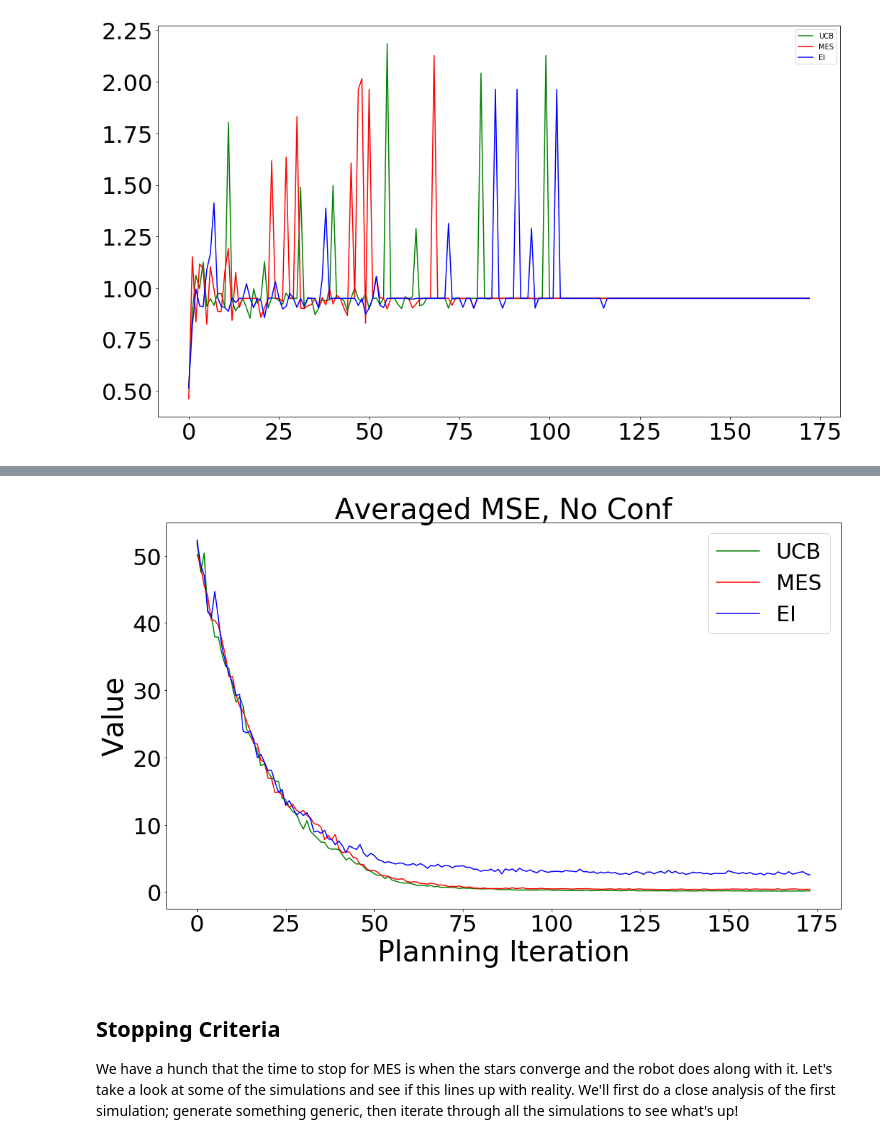
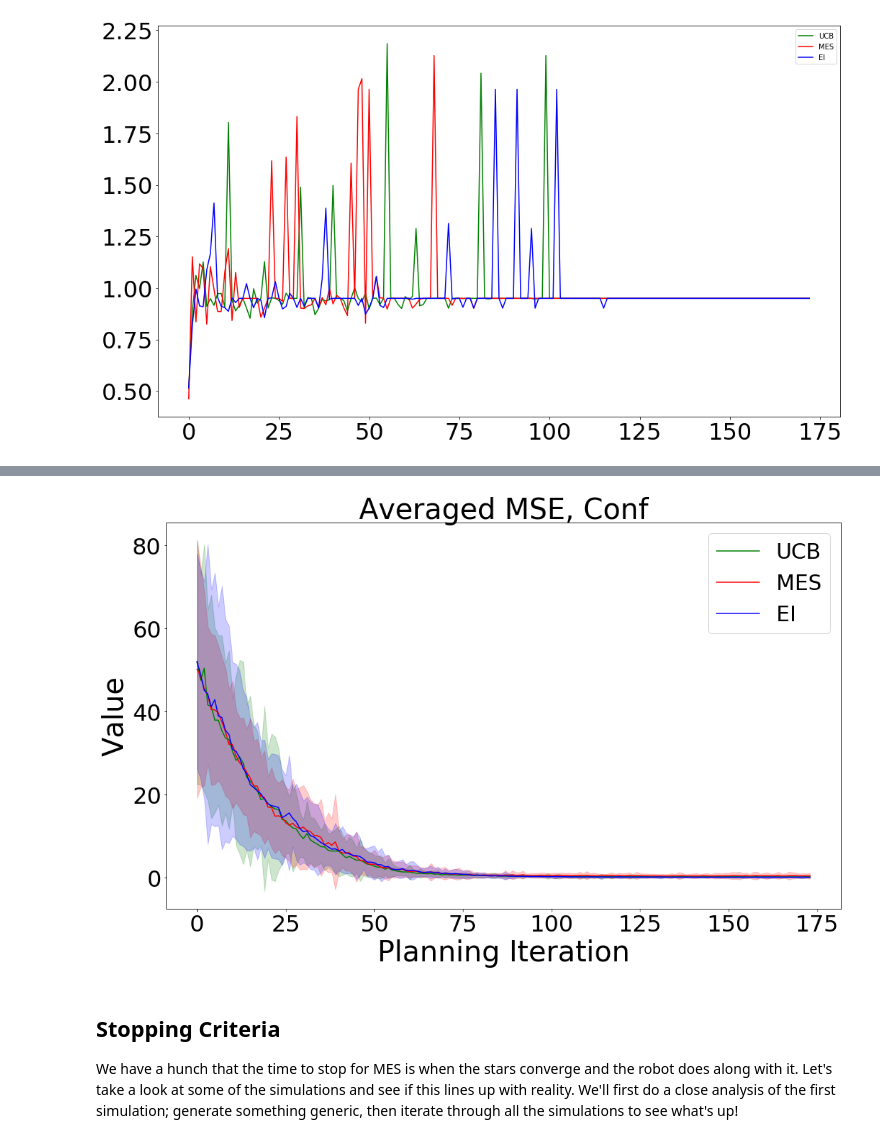
Before and after one commit to expeditionary-robotics/informative-path-planning, a Jupyter notebook: data_processing.ipynb, the cells around one changed output, grey strips where cells are left out. Saved outputs shown, nothing was run; the diff lists cells and outputs as text; code cells hidden in the pictures.

```diff
--- a/data_processing.ipynb
+++ b/data_processing.ipynb
@@ -399,7 +399,7 @@ make_plots('info_regret', 'Averaged Info Regret, Conf', 40, True, True)
 # %%
-make_plots('MSE', 'Averaged MSE, No Conf', 40, False, True)
+make_plots('MSE', 'Averaged MSE, Conf', 40, True, True)
 # %% [output]
-[figure, old version]
+[figure, new version]
 # %% [markdown]
 ## Stopping Criteria
 We have a hunch that the time to stop for MES is when the stars converge and the robot does along with it. Let's take a look at some of the simulations and see if this lines up with reality. We'll first do a close analysis of the first simulation; generate something generic, then iterate through all the simulations to see what's up!
```
Also changed, not shown: parts of 6 cells of this notebook, 1 other file.
